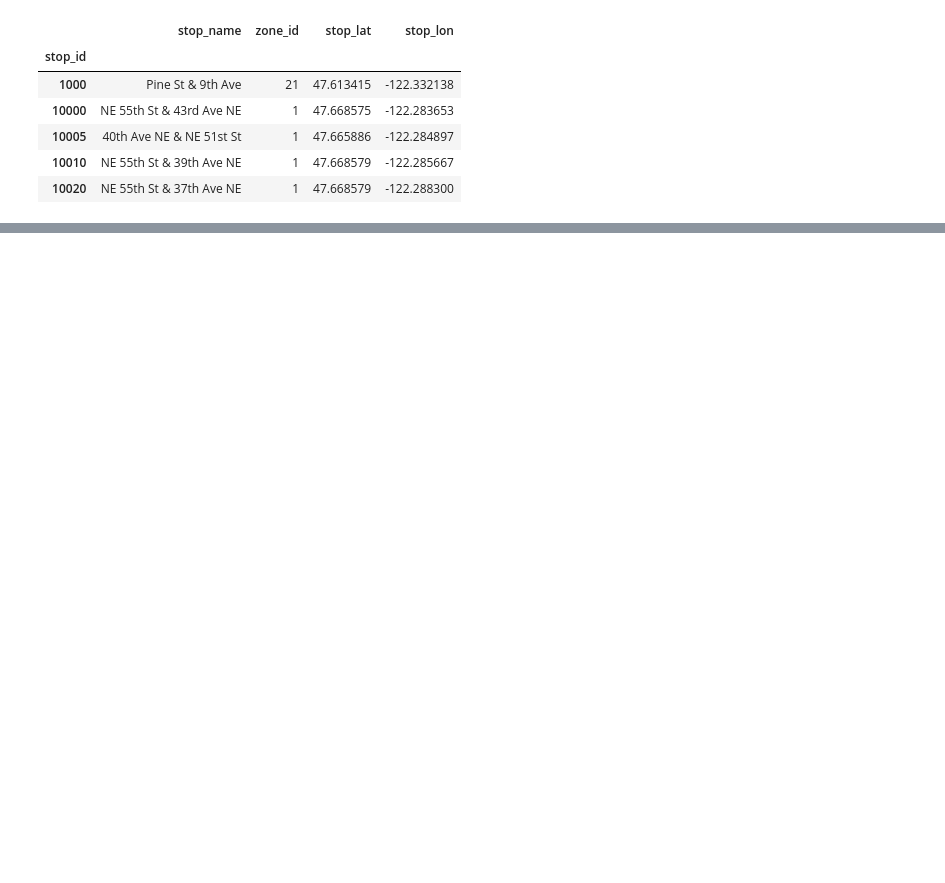
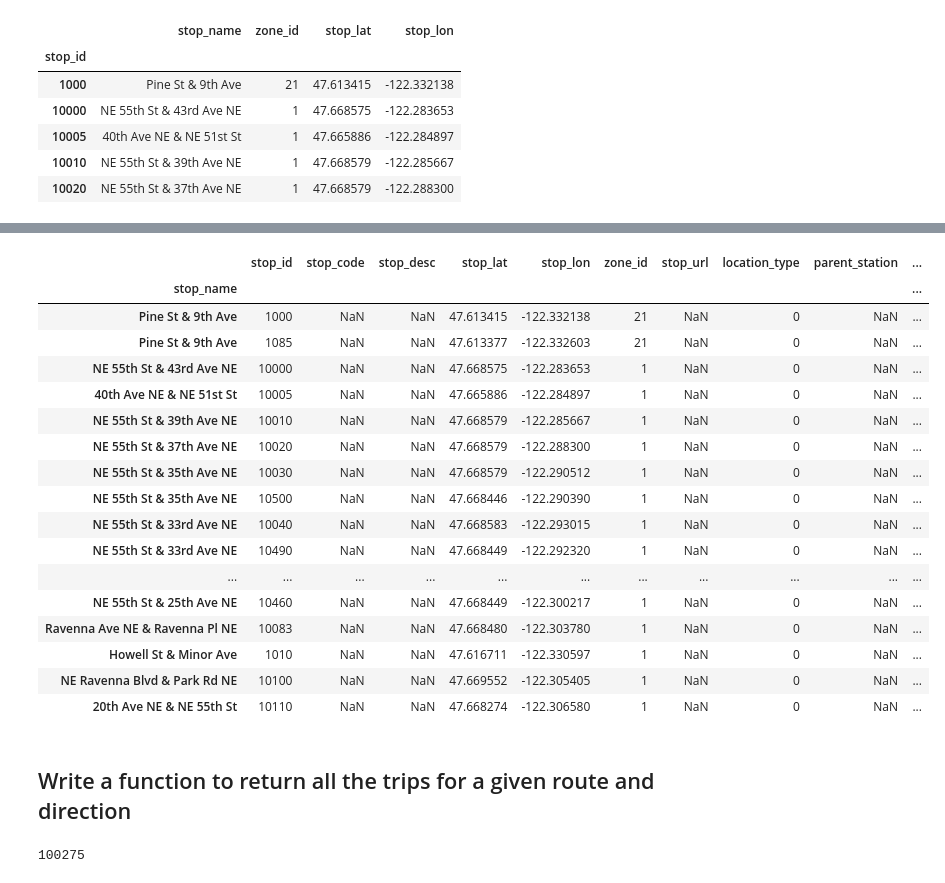
Before and after one commit to 350Seattle-Transportation-Team/gtfs-realtime, a Jupyter notebook: data_transformation/02_work_on_gtfs_classes.ipynb, the cells around one changed output, grey strips where cells are left out. Cells and saved outputs as stored; diff of their text form; code cells hidden in the pictures; blank space fills up the shorter version.

```diff
--- a/data_transformation/02_work_on_gtfs_classes.ipynb
+++ b/data_transformation/02_work_on_gtfs_classes.ipynb
@@ -649,0 +698,30 @@ gtfs_aug18.stops_by_id().head()
+# %%
+# Re-index the stops table by the name column to group stops with the same name
+# If we wanted to find only names that are duplicated, we could group by stop_name
+# and aggregate stop_id by count, then order by the count.
+gtfs_aug18.stops.set_index('stop_name').loc[gtfs_aug18.stops['stop_name']].head(20)
+# %% [output]
+|  | stop_id | stop_code | stop_desc | stop_lat | stop_lon | zone_id | stop_url | location_type | parent_station | ... |
+| stop_name |  |  |  |  |  |  |  |  |  | ... |
+| Pine St & 9th Ave | 1000 | NaN | NaN | 47.613415 | -122.332138 | 21 | NaN | 0 | NaN | ... |
+| Pine St & 9th Ave | 1085 | NaN | NaN | 47.613377 | -122.332603 | 21 | NaN | 0 | NaN | ... |
+| NE 55th St & 43rd Ave NE | 10000 | NaN | NaN | 47.668575 | -122.283653 | 1 | NaN | 0 | NaN | ... |
+| 40th Ave NE & NE 51st St | 10005 | NaN | NaN | 47.665886 | -122.284897 | 1 | NaN | 0 | NaN | ... |
+| NE 55th St & 39th Ave NE | 10010 | NaN | NaN | 47.668579 | -122.285667 | 1 | NaN | 0 | NaN | ... |
+| NE 55th St & 37th Ave NE | 10020 | NaN | NaN | 47.668579 | -122.288300 | 1 | NaN | 0 | NaN | ... |
+| NE 55th St & 35th Ave NE | 10030 | NaN | NaN | 47.668579 | -122.290512 | 1 | NaN | 0 | NaN | ... |
+| NE 55th St & 35th Ave NE | 10500 | NaN | NaN | 47.668446 | -122.290390 | 1 | NaN | 0 | NaN | ... |
+| NE 55th St & 33rd Ave NE | 10040 | NaN | NaN | 47.668583 | -122.293015 | 1 | NaN | 0 | NaN | ... |
+| NE 55th St & 33rd Ave NE | 10490 | NaN | NaN | 47.668449 | -122.292320 | 1 | NaN | 0 | NaN | ... |
+| ... | ... | ... | ... | ... | ... | ... | ... | ... | ... | ... |
+| NE 55th St & 25th Ave NE | 10460 | NaN | NaN | 47.668449 | -122.300217 | 1 | NaN | 0 | NaN | ... |
+| Ravenna Ave NE & Ravenna Pl NE | 10083 | NaN | NaN | 47.668480 | -122.303780 | 1 | NaN | 0 | NaN | ... |
+| Howell St & Minor Ave | 1010 | NaN | NaN | 47.616711 | -122.330597 | 1 | NaN | 0 | NaN | ... |
+| NE Ravenna Blvd & Park Rd NE | 10100 | NaN | NaN | 47.669552 | -122.305405 | 1 | NaN | 0 | NaN | ... |
+| 20th Ave NE & NE 55th St | 10110 | NaN | NaN | 47.668274 | -122.306580 | 1 | NaN | 0 | NaN | ... |
+# %% [markdown]
+## Write a function to return all the trips for a given route and direction
+# %%
+gtfs_jul18.route_ids(8)['8']
+# %% [output]
+100275
```
Also changed, not shown: parts of 18 cells of this notebook, 1 other file.
